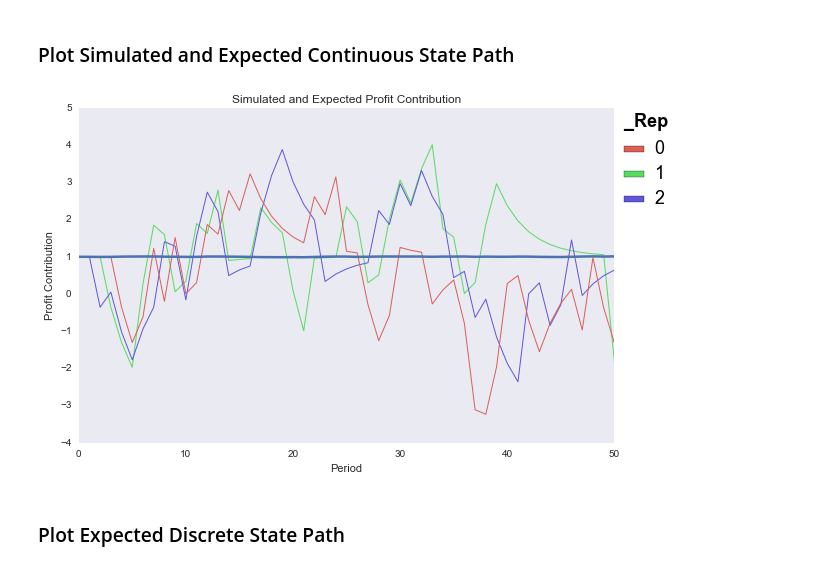
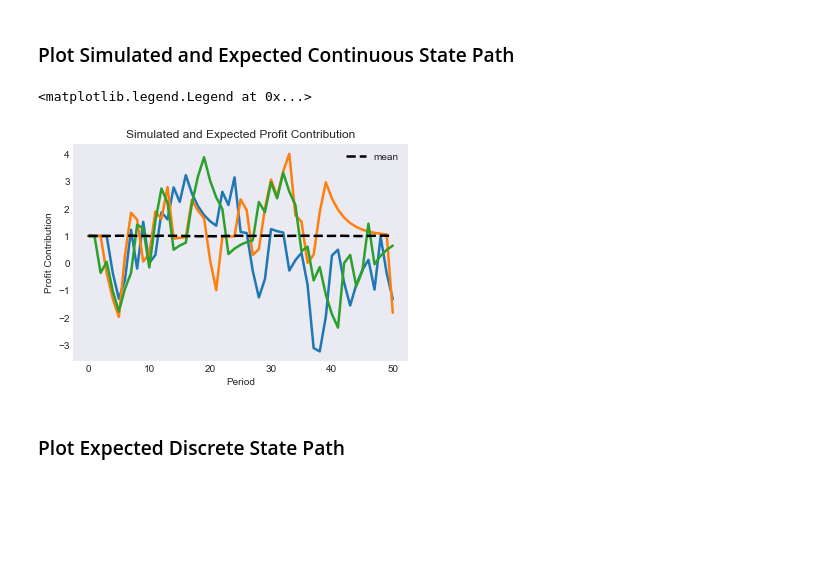
Before and after one commit to randall-romero/CompEcon, a Jupyter notebook: notebooks/dp/03 Industry Entry-Exit Model.ipynb, the cells around one changed output. Drawn from its saved outputs; the diff is of its cells as text; code cells hidden in the pictures; blank space fills up the shorter version.

````diff
--- a/notebooks/dp/03 Industry Entry-Exit Model.ipynb
+++ b/notebooks/dp/03 Industry Entry-Exit Model.ipynb
@@ -106,3 +103,6 @@ WARNING! Class Basis is still work in progress
+# %%
+dstates = ['idle', 'active']
+dactions = ['close', 'open']
 # %% [markdown]
 The Bellman equation is represeted by a ```DPmodel``` object, where we assume a discount factor of $\delta=0.9$. Notice that the discrete state transition is deterministic, with transition matrix
 \begin{equation}
@@ -210,20 +207,15 @@ Ergodic Standard Deviations
         Activity              =  0.24
 # %% [markdown]
 ### Plot Simulated and Expected Continuous State Path
-# %%
-data2 = data[['time', 'profit']].groupby('time').mean()
-data2['time'] = data2.index
-
-ppp = ggplot(aes('time','profit','_rep'),
-             data=data[data._rep <3]) + \
-      geom_line() + theme_matplotlib()
-ppp.draw()
-plt.plot(data2.time,data2.profit)
-plt.title('Simulated and Expected Profit Contribution')
-plt.xlabel('Period')
-plt.ylabel('Profit Contribution')
-plt.show()
-# %% [output]
-[figure, removed]
+# %%
+subdata = data[data['_rep'].isin(range(3))]
+
+fig3 = demo.figure('Simulated and Expected Profit Contribution', 'Period','Profit Contribution')
+demo.qplot('time','profit','_rep',subdata)
+plt.plot(data[['time','profit']].groupby('time').mean(),'k--',label='mean')
+plt.legend()
+# %% [output]
+<matplotlib.legend.Legend at 0x...>
+[figure, added]
 # %% [markdown]
 ### Plot Expected Discrete State Path
````
Also changed, not shown: parts of 13 cells of this notebook, 21 other files.
